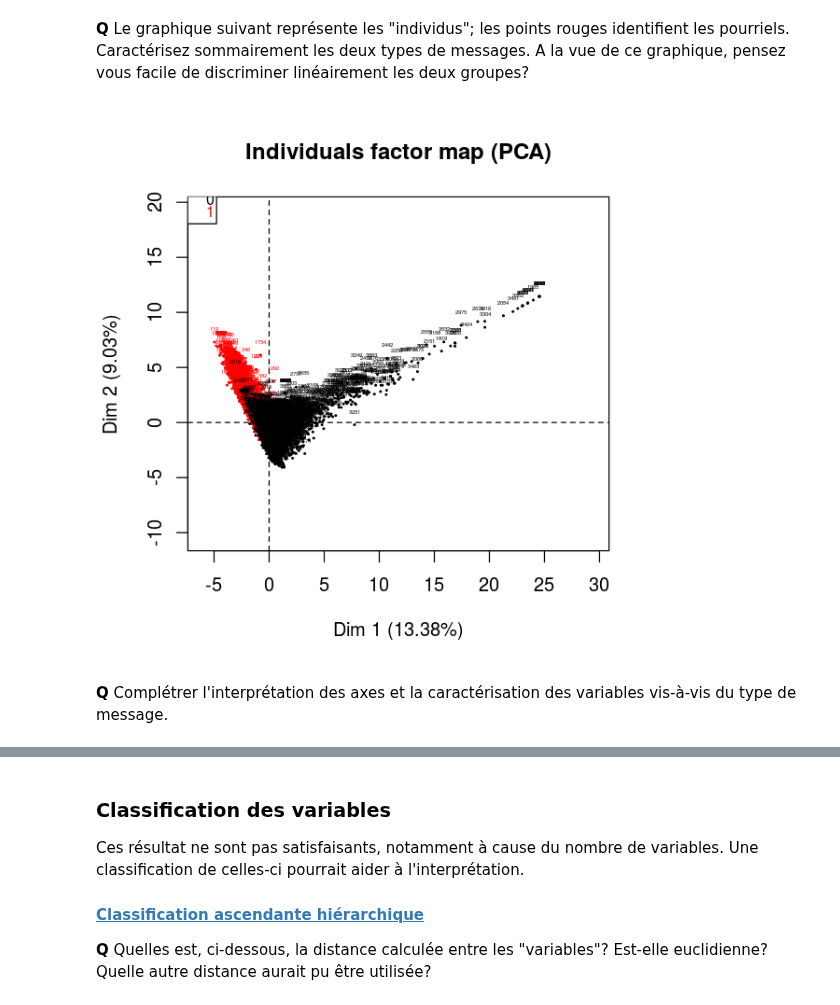
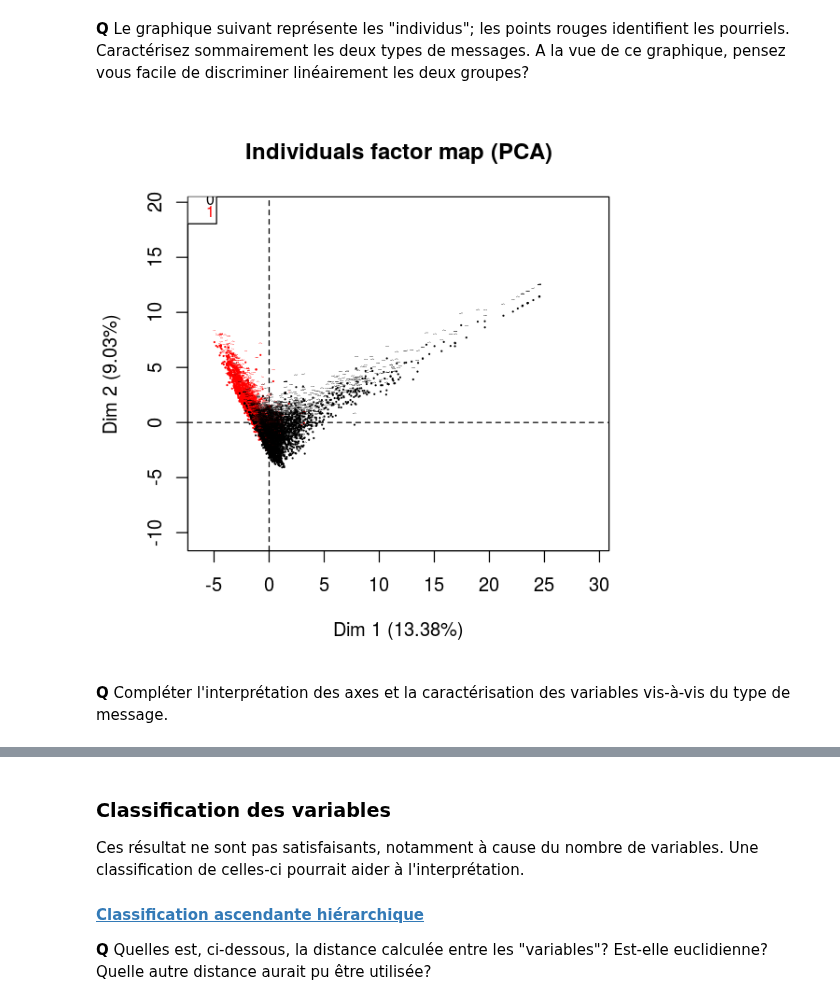
Before and after one commit to wikistat/Exploration, a Jupyter notebook: Spam/Explo-R-spam.ipynb, the cells around one changed output, grey strips where cells are left out. Saved outputs shown, nothing was run; the diff lists cells and outputs as text; code cells hidden in the pictures.

```diff
--- a/Spam/Explo-R-spam.ipynb
+++ b/Spam/Explo-R-spam.ipynb
@@ -83,8 +83,8 @@ CapLtot	| Nombre totale de lettres capitales |	Mt1 / Mt2 / Mt3
 Les données, déjà bien nettoyées et préparées à partir des messages bruts sont disponibles le fichier `spam.dat` chargé avec ce calepin dans le même répertoire .
  Les lire avec les commandes suivantes:
 # %%
-spam=read.table("spam.dat",header=TRUE)
-spam[,1]=as.factor(spam[,1])
+spam <- read.table("spam.dat", header = TRUE)
+spam[, 1] <- as.factor(spam[, 1])
 summary(spam)
 # %% [output]
  spam          make           address            all              X3d
@@ -142,5 +164,5 @@ boxplot(log(1+spam[,"CapLtot"]));hist(log(1+spam[,"CapLtot"]),main="",xlab="")
 # %%
-Lspam=data.frame("spam"=spam[,1],log(1+spam[,2:58]))
+Lspam <- data.frame("spam" = spam[, 1], log(1 + spam[, -1]))
 # %% [markdown]
 ## Approche "quantitative"
 ### [Analyse en composantes principales](http://wikistat.fr/pdf/st-m-explo-acp.pdf)
@@ -149,9 +171,9 @@ Ce sont d'abord les variables quantitatives (nombres d'occurences) qui sont étu
 Une première ACP est calculée.
 # %%
 library(FactoMineR)
-res.pca=PCA(Lspam,scale.unit = FALSE,quali.sup=1, graph=F)
-options(repr.plot.width=5, repr.plot.height=5)
-plot(res.pca,choix="var")
+res.pca <- PCA(Lspam, scale.unit = FALSE, quali.sup = 1, graph = FALSE)
+options(repr.plot.width = 5, repr.plot.height = 5)
+plot(res.pca,choix = "var")
 # %% [output]
 [figure]
 # %% [markdown]
@@ -159,7 +181,7 @@ plot(res.pca,choix="var")
 
 En conséquence, une autre ACP est calculée fournissant un début de tableau ci-dessous.
 # %%
-res.pca=PCA(Lspam,scale.unit = TRUE,quali.sup=1, graph=F)
+res.pca <- PCA(Lspam, scale.unit = TRUE, quali.sup = 1, graph = FALSE)
 summary(res.pca)
 # %% [output]
 Call:
@@ -200,9 +222,9 @@ plot(res.pca,choix="var",cex=0.6)
 # %% [markdown]
 **Q** Le graphique suivant représente les "individus"; les points rouges identifient les pourriels. Caractérisez sommairement les deux types de messages. A la vue de ce graphique, pensez vous facile de discriminer linéairement les deux groupes?
 # %%
-plot(res.pca,choix="ind",habillage=1,cex=0.3)
+plot(res.pca, choix = "ind", habillage = 1, cex = 0.1)
 # %% [output]
-[figure, old version]
+[figure, new version]
 # %% [markdown]
-**Q** Complétrer l'interprétation des axes et la caractérisation des variables vis-à-vis du type de message.
+**Q** Compléter l'interprétation des axes et la caractérisation des variables vis-à-vis du type de message.
 # %%
```
Also changed, not shown: parts of 34 cells of this notebook, 1 other file.
